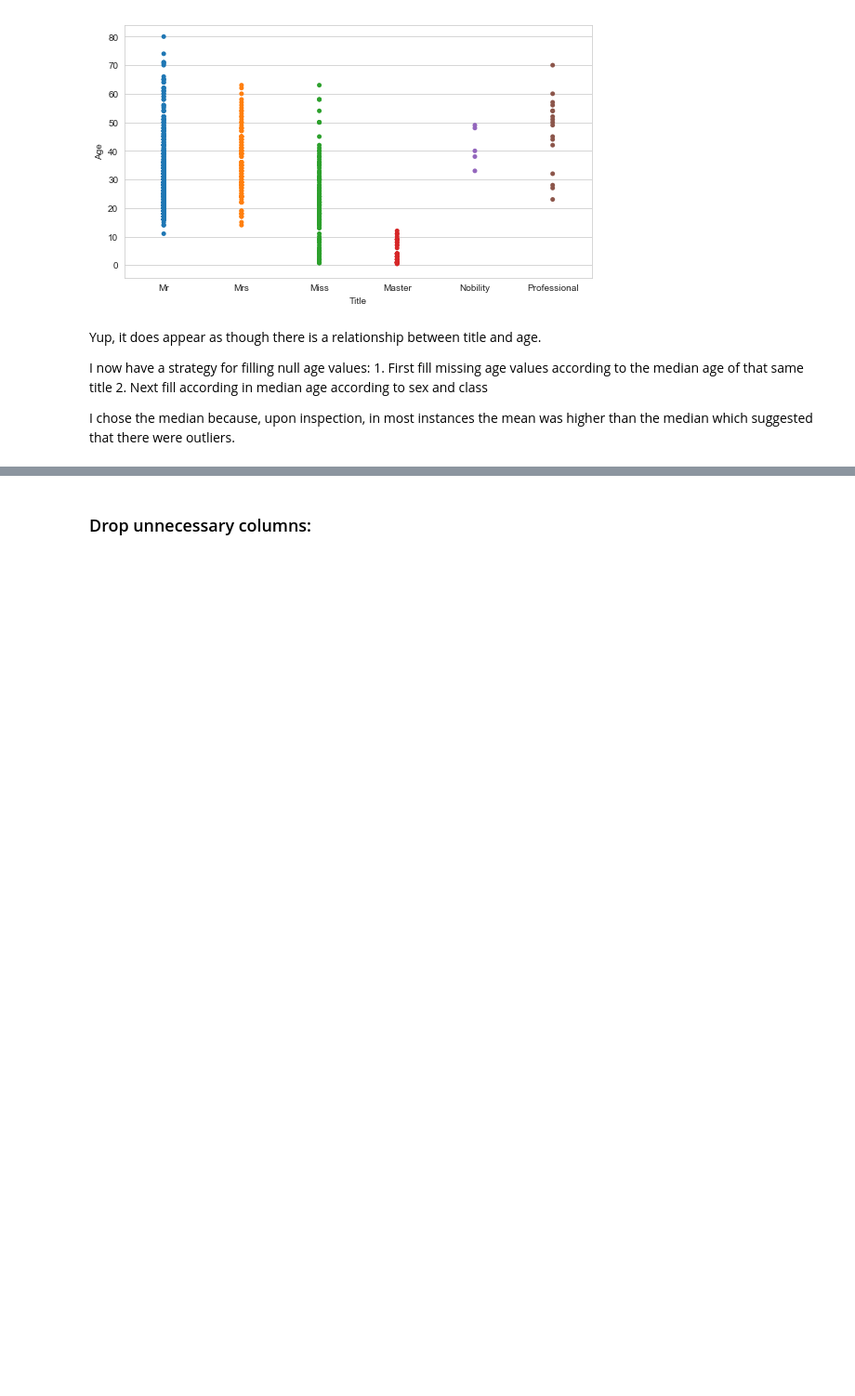
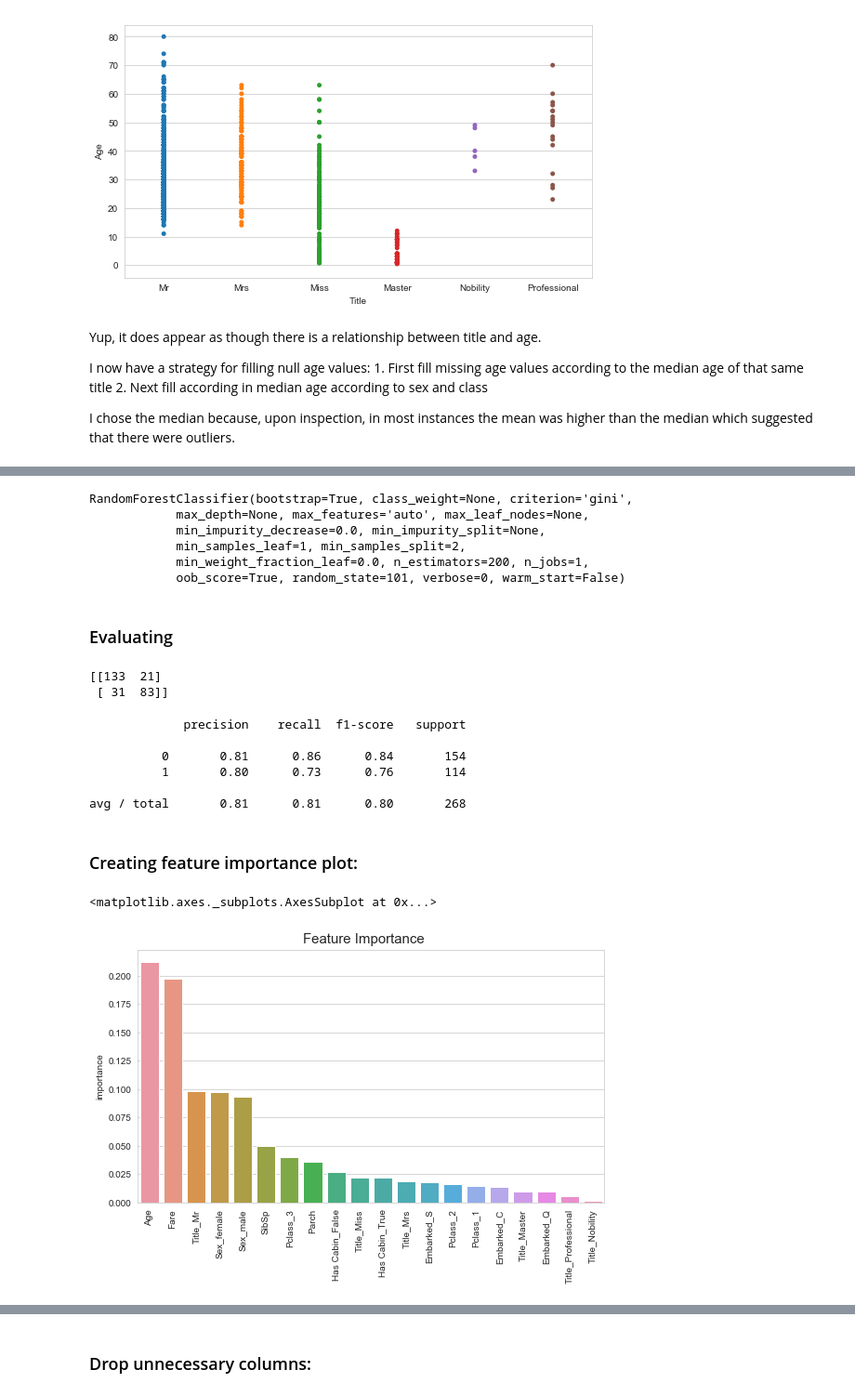
Before and after one commit to agrai1/Predicting-Survivors, a Jupyter notebook: Kaggle challenge - titanic - 9-6-18.ipynb, the cells around one changed output, grey strips where cells are left out. Shown at 93% size. Drawn from its saved outputs; the diff is of its cells as text; code cells hidden in the pictures; blank space fills up the shorter version.

```diff
--- a/Kaggle challenge - titanic - 9-6-18.ipynb
+++ b/Kaggle challenge - titanic - 9-6-18.ipynb
@@ -401,0 +393,2 @@ df.loc[df['Age'].isnull() & (df['Sex'] == 'female') & (df['Pclass'] == 3), 'Age'
+# %%
+X_train, X_test, y_train, y_test = train_test_split(X_rf, y_rf, test_size=0.3, random_state=101)
@@ -401,0 +397,11 @@ df.loc[df['Age'].isnull() & (df['Sex'] == 'female') & (df['Pclass'] == 3), 'Age'
+# %%
+rfc = RandomForestClassifier(n_estimators=200,criterion='gini',random_state=101,oob_score=True)
+# %%
+rfc.fit(X_train,y_train)
+# %% [output]
+RandomForestClassifier(bootstrap=True, class_weight=None, criterion='gini',
+            max_depth=None, max_features='auto', max_leaf_nodes=None,
+            min_impurity_decrease=0.0, min_impurity_split=None,
+            min_samples_leaf=1, min_samples_split=2,
+            min_weight_fraction_leaf=0.0, n_estimators=200, n_jobs=1,
+            oob_score=True, random_state=101, verbose=0, warm_start=False)
@@ -401,0 +410,28 @@ df.loc[df['Age'].isnull() & (df['Sex'] == 'female') & (df['Pclass'] == 3), 'Age'
+# %% [markdown]
+### Evaluating
+# %%
+print(confusion_matrix(y_test, rfc_pred))
+# %% [output]
+[[133  21]
+ [ 31  83]]
+# %%
+print(classification_report(y_test, rfc_pred))
+# %% [output]
+             precision    recall  f1-score   support
+
+          0       0.81      0.86      0.84       154
+          1       0.80      0.73      0.76       114
+
+avg / total       0.81      0.81      0.80       268
+# %% [markdown]
+### Creating feature importance plot:
+# %%
+feature_importances = pd.DataFrame(rfc.feature_importances_, index=X_train.columns, columns=['importance']).sort_values('importance', ascending=False)
+# %%
+plt.figure(figsize=(9,5))
+plt.figtext(.5,.9,'Feature Importance', fontsize=15, ha='center')
+plt.xticks(rotation=90)
+sns.barplot(x=feature_importances.index, y=feature_importances['importance'], data=feature_importances)
+# %% [output]
+<matplotlib.axes._subplots.AxesSubplot at 0x...>
+[figure, added]
```
Also changed, not shown: parts of 26 cells of this notebook.
